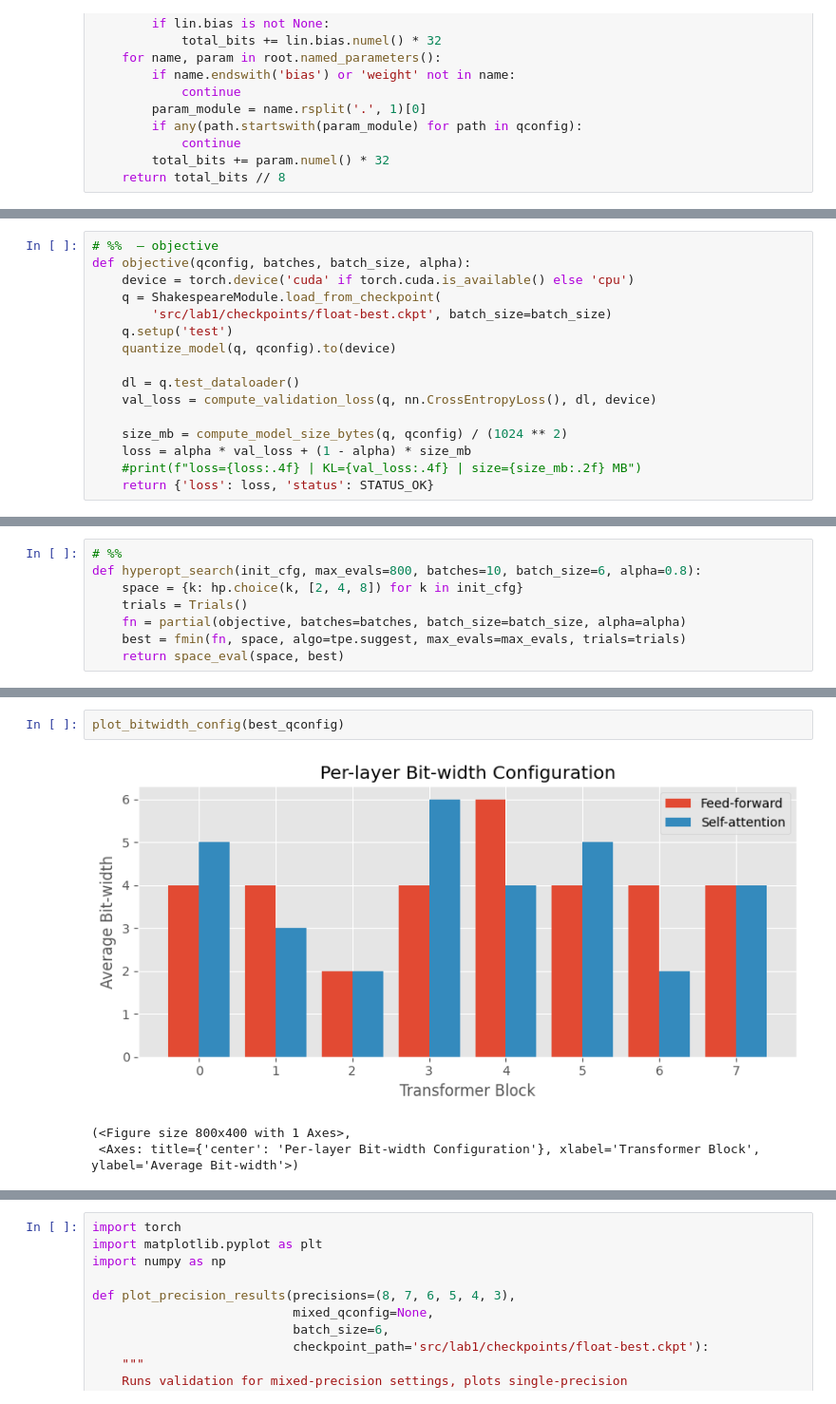
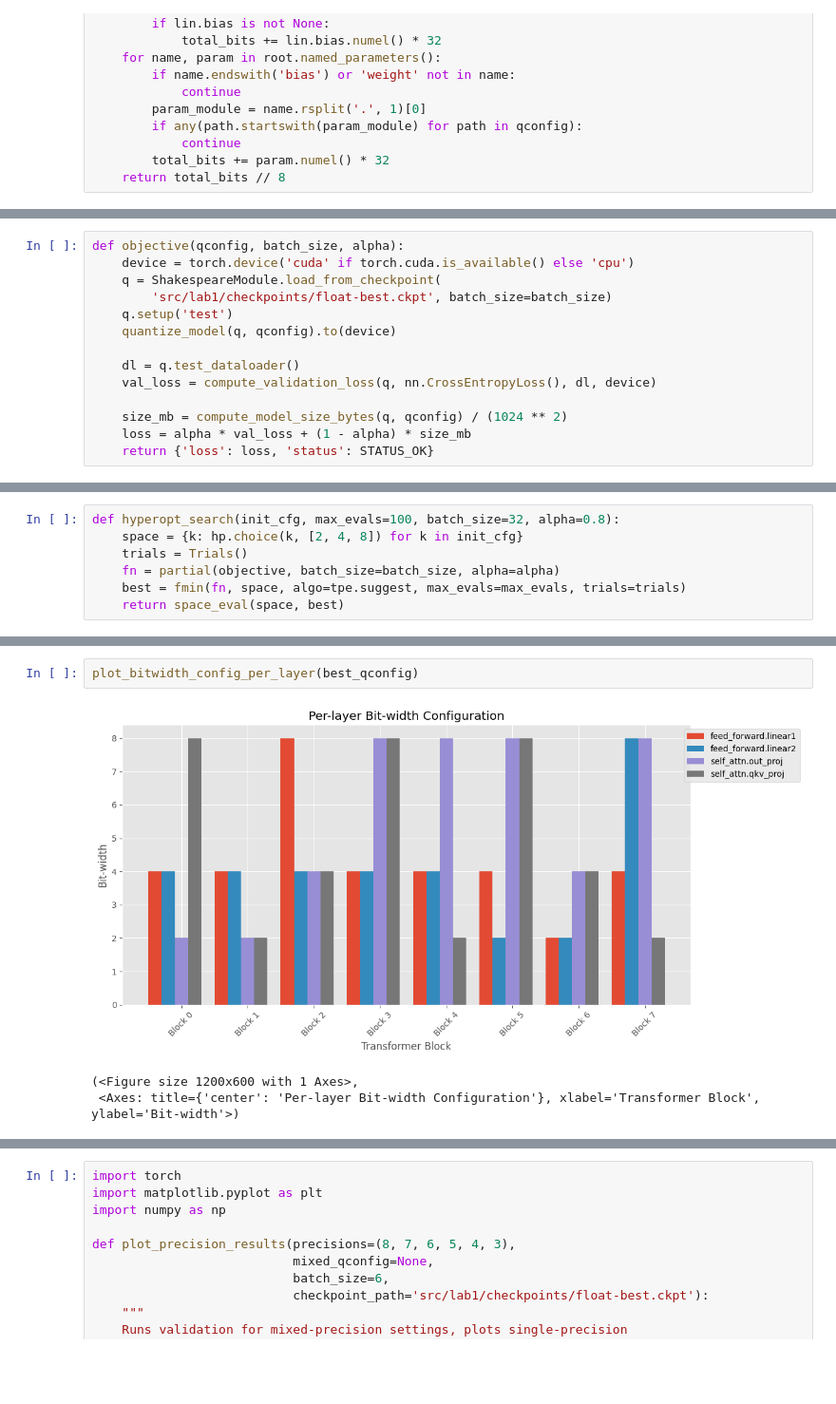
Before and after one commit to OliverGrainge/Advanced-AI-on-Arm, a Jupyter notebook: lab2.ipynb, the cells around one changed output, grey strips where cells are left out. Shown at 95% size. Saved outputs shown, nothing was run; the diff lists cells and outputs as text; blank space fills up the shorter version.

```diff
--- a/lab2.ipynb
+++ b/lab2.ipynb
@@ -358,6 +379,5 @@ You are encouraged to experiment with different values of $\alpha$:
 # %%
-# %%  — objective
-def objective(qconfig, batches, batch_size, alpha):
+def objective(qconfig, batch_size, alpha):
     device = torch.device('cuda' if torch.cuda.is_available() else 'cpu')
     q = ShakespeareModule.load_from_checkpoint(
         'src/lab1/checkpoints/float-best.ckpt', batch_size=batch_size)
@@ -369,6 +389,5 @@ def objective(qconfig, batches, batch_size, alpha):
 
     size_mb = compute_model_size_bytes(q, qconfig) / (1024 ** 2)
     loss = alpha * val_loss + (1 - alpha) * size_mb
-    #print(f"loss={loss:.4f} | KL={val_loss:.4f} | size={size_mb:.2f} MB")
     return {'loss': loss, 'status': STATUS_OK}
 # %% [markdown]
@@ -413,9 +439,8 @@ The default optimizer (`tpe.suggest`) uses a Tree-structured Parzen Estimator, b
 # %%
-# %%
-def hyperopt_search(init_cfg, max_evals=800, batches=10, batch_size=6, alpha=0.8):
+def hyperopt_search(init_cfg, max_evals=100, batch_size=32, alpha=0.8):
     space = {k: hp.choice(k, [2, 4, 8]) for k in init_cfg}
     trials = Trials()
-    fn = partial(objective, batches=batches, batch_size=batch_size, alpha=alpha)
+    fn = partial(objective, batch_size=batch_size, alpha=alpha)
     best = fmin(fn, space, algo=tpe.suggest, max_evals=max_evals, trials=trials)
     return space_eval(space, best)
 # %% [markdown]
@@ -523,8 +595,8 @@ def plot_bitwidth_config(bitwidths: dict, title: str = 'Per-layer Bit-width Conf
 
     return fig, ax
 # %%
-plot_bitwidth_config(best_qconfig)
+plot_bitwidth_config_per_layer(best_qconfig)
 # %% [output]
-[figure, old version]
+[figure, new version]
-(<Figure size 800x400 with 1 Axes>,
- <Axes: title={'center': 'Per-layer Bit-width Configuration'}, xlabel='Transformer Block', ylabel='Average Bit-width'>)
+(<Figure size 1200x600 with 1 Axes>,
+ <Axes: title={'center': 'Per-layer Bit-width Configuration'}, xlabel='Transformer Block', ylabel='Bit-width'>)
```
Also changed, not shown: parts of 21 cells of this notebook.
